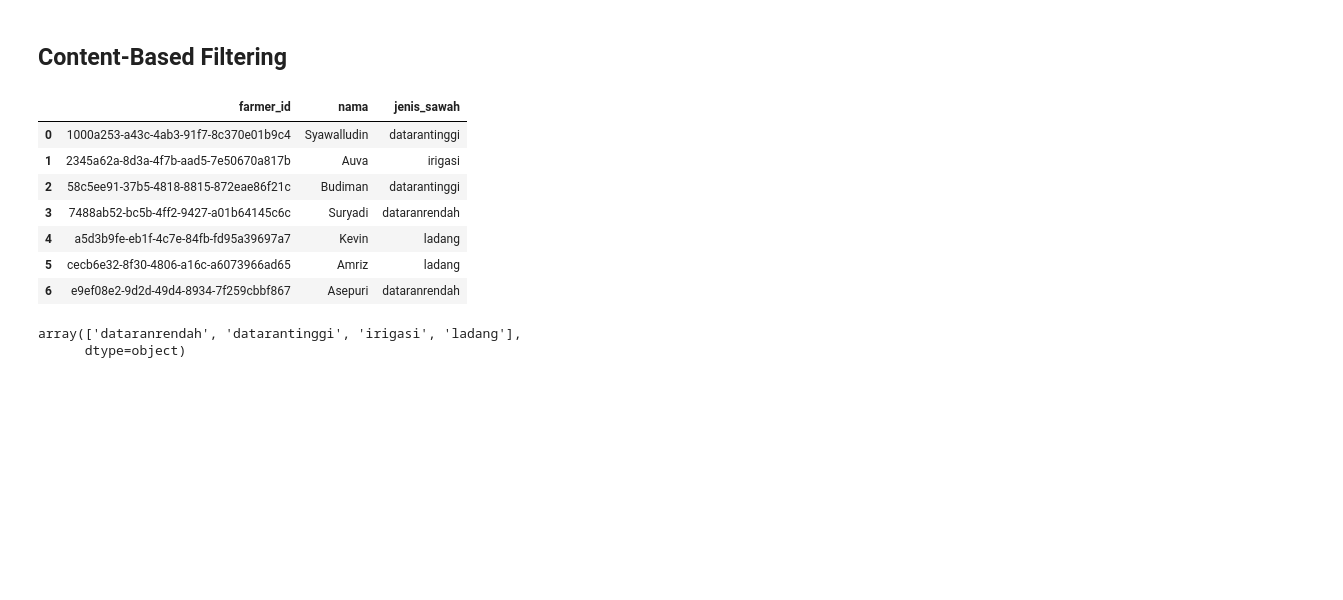
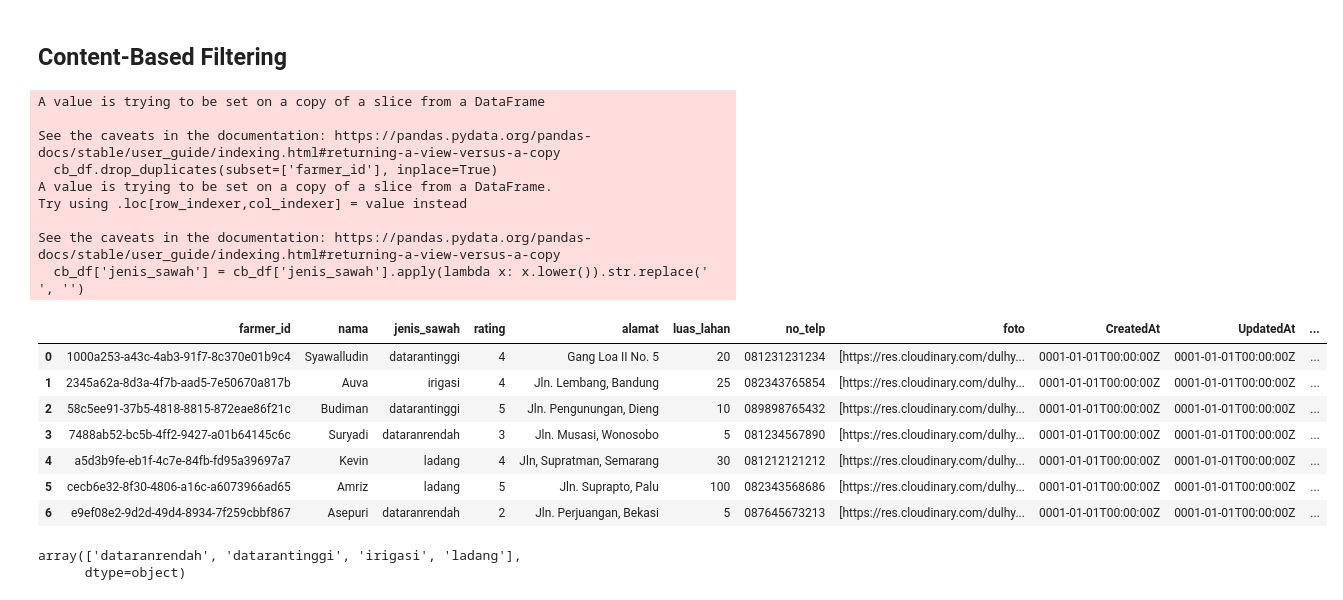
Before and after one commit to AgrowiseHackfest2024/agrowise-ml-hackfest, a Jupyter notebook: Agrowise_ContentBased_Recommendation.ipynb, the cells around one changed output. Saved outputs shown, nothing was run; the diff lists cells and outputs as text; code cells hidden in the pictures; blank space fills up the shorter version.

```diff
--- a/Agrowise_ContentBased_Recommendation.ipynb
+++ b/Agrowise_ContentBased_Recommendation.ipynb
@@ -66,6 +66,5 @@ if response.status_code == 200:
 else:
     print('Error!')
 
-farmer_df = farmer_df[['id', 'nama', 'jenis_sawah']]
 farmer_df
 # %% [output]
@@ -105,7 +104,7 @@ rating_df
 ## **Data Preprocessing**
 # %%
 data = pd.merge(farmer_df, rating_df, left_on='id', right_on='farmer_id', how='left')
-data = data[['id_x', 'nama', 'jenis_sawah', 'user_id', 'rating']]
+data = data[['id_x', 'nama', 'jenis_sawah', 'user_id', 'rating', 'alamat', 'luas_lahan', 'no_telp', 'foto', 'CreatedAt', 'UpdatedAt', 'DeletedAt', 'RatingFarmer', 'Products', 'Orders']]
 data = data.rename(columns={'id_x': 'farmer_id'})
 data
 # %% [output]
@@ -120,19 +119,28 @@ data
 # %% [markdown]
 ## **Content-Based Filtering**
 # %%
-cb_df = data[['farmer_id', 'nama', 'jenis_sawah']].copy()
+cb_df = data[['farmer_id', 'nama', 'jenis_sawah', 'rating', 'alamat', 'luas_lahan', 'no_telp', 'foto', 'CreatedAt', 'UpdatedAt', 'DeletedAt', 'RatingFarmer', 'Products', 'Orders']]
 cb_df.drop_duplicates(subset=['farmer_id'], inplace=True)
 cb_df['jenis_sawah'] = cb_df['jenis_sawah'].apply(lambda x: x.lower()).str.replace(' ', '')
 cb_df
 # %% [output]
+A value is trying to be set on a copy of a slice from a DataFrame
+
+See the caveats in the documentation: https://pandas.pydata.org/pandas-docs/stable/user_guide/indexing.html#returning-a-view-versus-a-copy
+  cb_df.drop_duplicates(subset=['farmer_id'], inplace=True)
+A value is trying to be set on a copy of a slice from a DataFrame.
+Try using .loc[row_indexer,col_indexer] = value instead
+
+See the caveats in the documentation: https://pandas.pydata.org/pandas-docs/stable/user_guide/indexing.html#returning-a-view-versus-a-copy
+  cb_df['jenis_sawah'] = cb_df['jenis_sawah'].apply(lambda x: x.lower()).str.replace(' ', '')
-|  | farmer_id | nama | jenis_sawah |
-| 0 | 1000a253-a43c-4ab3-91f7-8c370e01b9c4 | Syawalludin | datarantinggi |
-| 1 | 2345a62a-8d3a-4f7b-aad5-7e50670a817b | Auva | irigasi |
-| 2 | 58c5ee91-37b5-4818-8815-872eae86f21c | Budiman | datarantinggi |
-| 3 | 7488ab52-bc5b-4ff2-9427-a01b64145c6c | Suryadi | dataranrendah |
-| 4 | a5d3b9fe-eb1f-4c7e-84fb-fd95a39697a7 | Kevin | ladang |
-| 5 | cecb6e32-8f30-4806-a16c-a6073966ad65 | Amriz | ladang |
-| 6 | e9ef08e2-9d2d-49d4-8934-7f259cbbf867 | Asepuri | dataranrendah |
+|  | farmer_id | nama | jenis_sawah | rating | alamat | luas_lahan | no_telp | foto | CreatedAt | UpdatedAt | ... |
+| 0 | 1000a253-a43c-4ab3-91f7-8c370e01b9c4 | Syawalludin | datarantinggi | 4 | Gang Loa II No. 5 | 20 | 081231231234 | [https://res.cloudinary.com/dulhy... | 0001-01-01T00:00:00Z | 0001-01-01T00:00:00Z | ... |
+| 1 | 2345a62a-8d3a-4f7b-aad5-7e50670a817b | Auva | irigasi | 4 | Jln. Lembang, Bandung | 25 | 082343765854 | [https://res.cloudinary.com/dulhy... | 0001-01-01T00:00:00Z | 0001-01-01T00:00:00Z | ... |
+| 2 | 58c5ee91-37b5-4818-8815-872eae86f21c | Budiman | datarantinggi | 5 | Jln. Pengunungan, Dieng | 10 | 089898765432 | [https://res.cloudinary.com/dulhy... | 0001-01-01T00:00:00Z | 0001-01-01T00:00:00Z | ... |
+| 3 | 7488ab52-bc5b-4ff2-9427-a01b64145c6c | Suryadi | dataranrendah | 3 | Jln. Musasi, Wonosobo | 5 | 081234567890 | [https://res.cloudinary.com/dulhy... | 0001-01-01T00:00:00Z | 0001-01-01T00:00:00Z | ... |
+| 4 | a5d3b9fe-eb1f-4c7e-84fb-fd95a39697a7 | Kevin | ladang | 4 | Jln, Supratman, Semarang | 30 | 081212121212 | [https://res.cloudinary.com/dulhy... | 0001-01-01T00:00:00Z | 0001-01-01T00:00:00Z | ... |
+| 5 | cecb6e32-8f30-4806-a16c-a6073966ad65 | Amriz | ladang | 5 | Jln. Suprapto, Palu | 100 | 082343568686 | [https://res.cloudinary.com/dulhy... | 0001-01-01T00:00:00Z | 0001-01-01T00:00:00Z | ... |
+| 6 | e9ef08e2-9d2d-49d4-8934-7f259cbbf867 | Asepuri | dataranrendah | 2 | Jln. Perjuangan, Bekasi | 5 | 087645673213 | [https://res.cloudinary.com/dulhy... | 0001-01-01T00:00:00Z | 0001-01-01T00:00:00Z | ... |
 # %%
 tfid = TfidfVectorizer()
 
```
Also changed, not shown: parts of 10 cells of this notebook, 5 other files.
